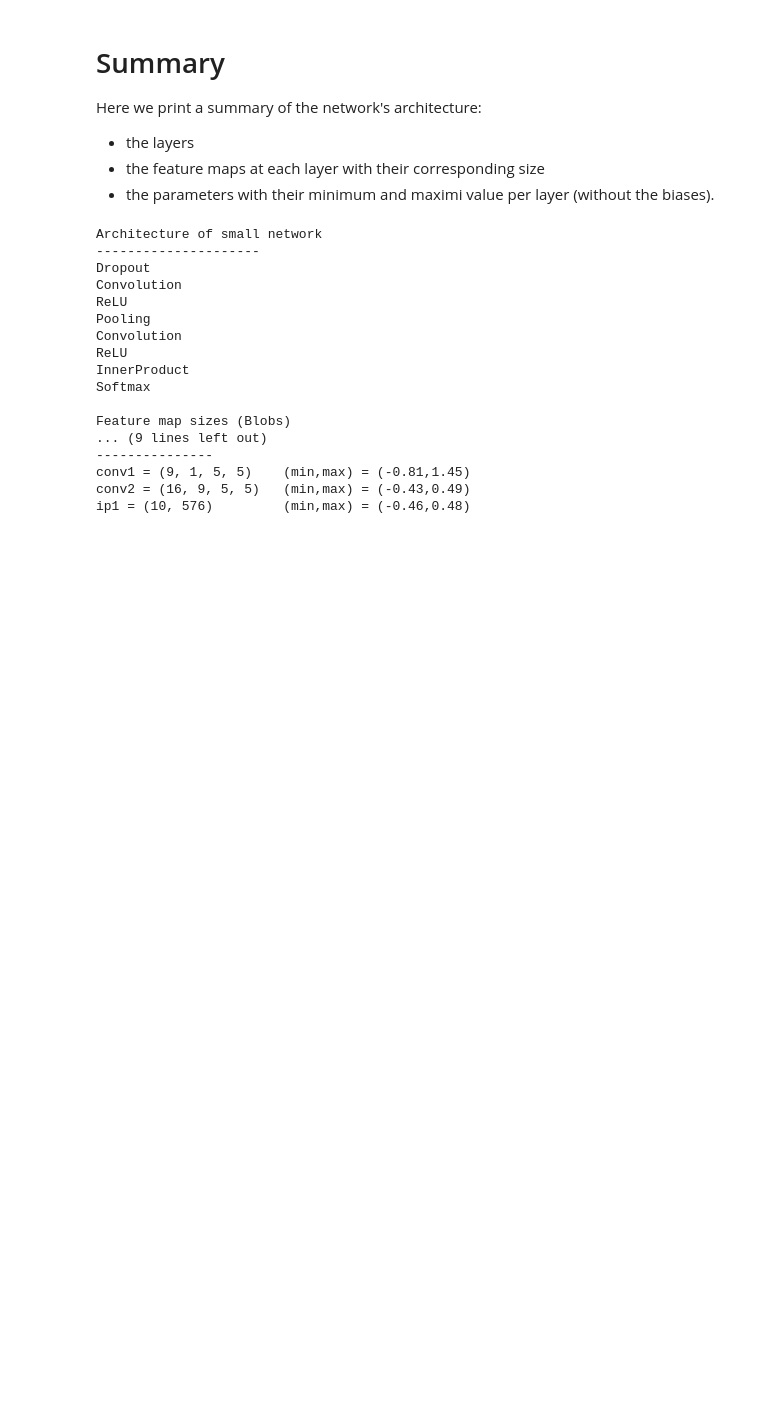
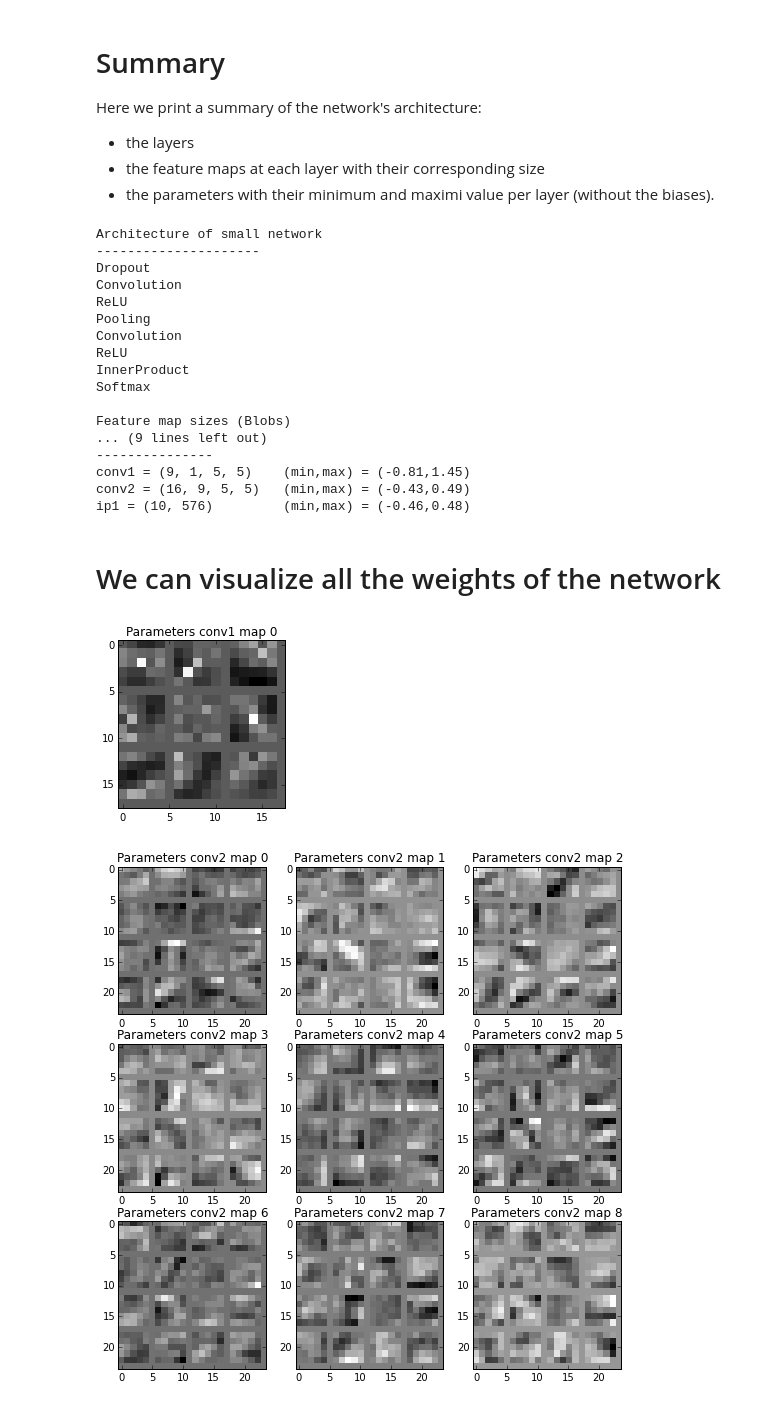
Before and after one commit to perellonieto/cnn_visualization_caffe, a Jupyter notebook: small_cnn_visualization.ipynb, the cells around one changed output. Cells and saved outputs as stored; diff of their text form; code cells hidden in the pictures; blank space fills up the shorter version.

Commit message:
Finnished first example of CNNs with a small network and MNIST

```diff
--- a/small_cnn_visualization.ipynb
+++ b/small_cnn_visualization.ipynb
@@ -86,3 +86,70 @@ Feature map sizes (Blobs)
 conv1 = (9, 1, 5, 5)    (min,max) = (-0.81,1.45)
 conv2 = (16, 9, 5, 5)   (min,max) = (-0.43,0.49)
 ip1 = (10, 576)         (min,max) = (-0.46,0.48)
+# %% [markdown]
+# We can visualize all the weights of the network
+# %%
+from math import ceil
+
+def vis_square(data, padsize=1, padval=0):
+    '''take an array of shape (n, height, width) or (n, height, width, channels)
+       and visualize each (height, width) thing in a grid of size approx. sqrt(n) by sqrt(n)
+    '''
+    filt_min, filt_max = data.min(), data.max()
+
+    # force the number of filters to be square
+    n = int(np.ceil(np.sqrt(data.shape[0])))
+    padding = ((0, n ** 2 - data.shape[0]), (0, padsize), (0, padsize)) + ((0, 0),) * (data.ndim - 3)
+    data = np.pad(data, padding, mode='constant', constant_values=(padval, padval))
+
+    # tile the filters into an image
+    data = data.reshape((n, n) + data.shape[1:]).transpose((0, 2, 1, 3) + tuple(range(4, data.ndim + 1)))
+    data = data.reshape((n * data.shape[1], n * data.shape[3]) + data.shape[4:])
+
+    plt.imshow(data, vmin=filt_min, vmax=filt_max)
+
+# helper show filters
+def show_filters(net, layer='conv'):
+
+    n_dimensions = len(net.params[layer][0].data.shape)
+    if n_dimensions == 4:      # Convolution layer
+        n_feature_maps = net.params[layer][0].data.shape[1]
+        height = ceil(np.sqrt(n_feature_maps))
+        figure_size = (x*height for x in plt.rcParams['figure.figsize'])
+        fig = plt.figure(figsize=figure_size)
+        for i in range(n_feature_maps):
+            plt.subplot(height,height,i+1)
+            vis_square(np.squeeze(net.params[layer][0].data[:,i,:,:]))
+            plt.title('Parameters {} map {}'.format(layer, i))
+    elif n_dimensions == 2:    # Fully connected layer
+        index = net.params.keys().index(layer)
+        prev_layer = net.params.keys()[index-1]
+        input_shape = net.blobs[prev_layer].data.shape
+        n_input_dimensions = len(input_shape)
+        if n_input_dimensions == 4:   # From a Convolution layer
+            n_neurons = net.params[layer][0].data.shape[0]
+            height = ceil(np.sqrt(n_neurons))
+            figure_size = (x*height for x in plt.rcParams['figure.figsize'])
+            fig = plt.figure(figsize=figure_size)
+            for i in range(n_neurons):
+                plt.subplot(height,height,i+1)
+                vis_square(np.squeeze(net.params[layer][0].data[i,:].reshape(input_shape)))
+                plt.title("Neuron {}".format(i))
+        elif n_input_dimensions == 2:  # From a Fully connected layer
+            raise TypeError('Visualization of two fully connected layers not implemented')
+
+    return fig
+
+for layer in net.params.keys():
+    try:
+        fig = show_filters(net, layer=layer)
+        filename = layer + '_filters'
+    except ValueError:
+        print("ValueError : {}".format(layer))
+        pass
+    except TypeError as e:
+        print("TypeError in {} : {}".format(layer, e))
+        pass
+# %% [output]
+[figure, added]
+[figure, added]
```
Also changed, not shown: parts of 15 cells of this notebook.
